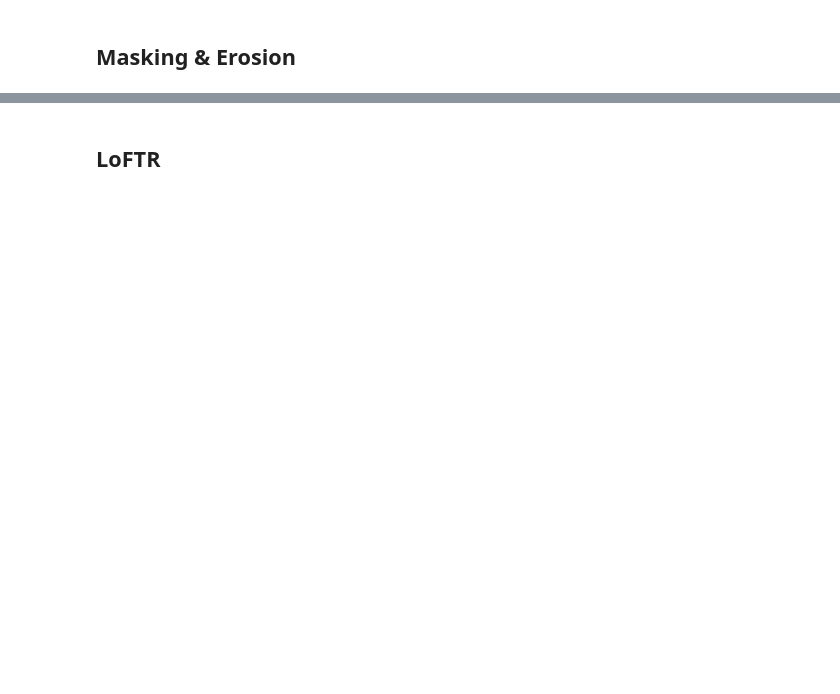
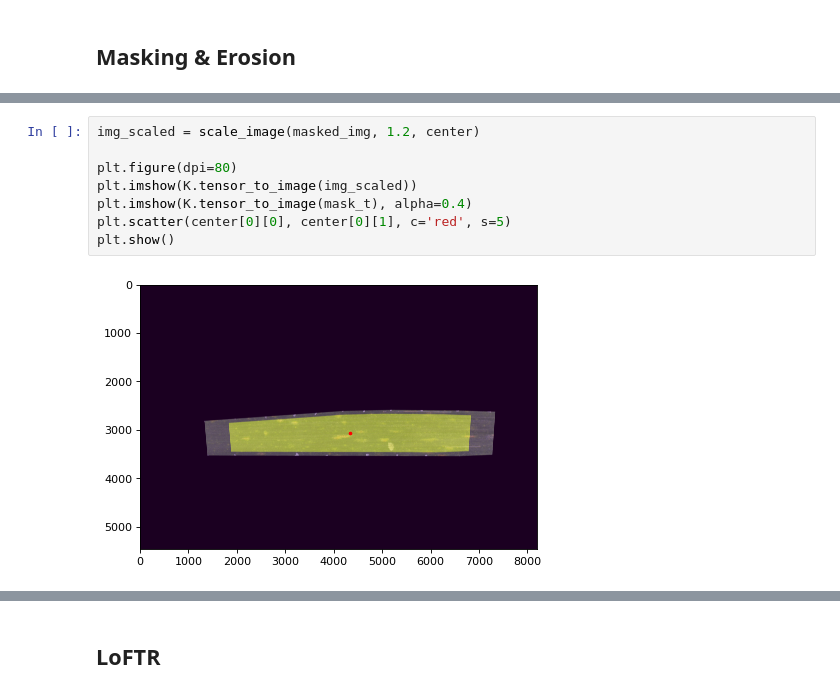
Before and after one commit to eboesch/LeafAlignment, a Jupyter notebook: Mask_Test.ipynb, the cells around one changed output, grey strips where cells are left out. Drawn from its saved outputs; the diff is of its cells as text; blank space fills up the shorter version.

```diff
--- a/Mask_Test.ipynb
+++ b/Mask_Test.ipynb
@@ -123 +110,11 @@ masked_img, mask_t = mask_leaf(available_data['images'][index], kpts_img, erode_
+# %%
+img_scaled = scale_image(masked_img, 1.2, center)
+
+plt.figure(dpi=80)
+plt.imshow(K.tensor_to_image(img_scaled))
+plt.imshow(K.tensor_to_image(mask_t), alpha=0.4)
+plt.scatter(center[0][0], center[0][1], c='red', s=5)
+plt.show()
+# %% [output]
+[figure, added]
 # %%
```
Also changed, not shown: parts of 40 cells of this notebook, 2 other files.
